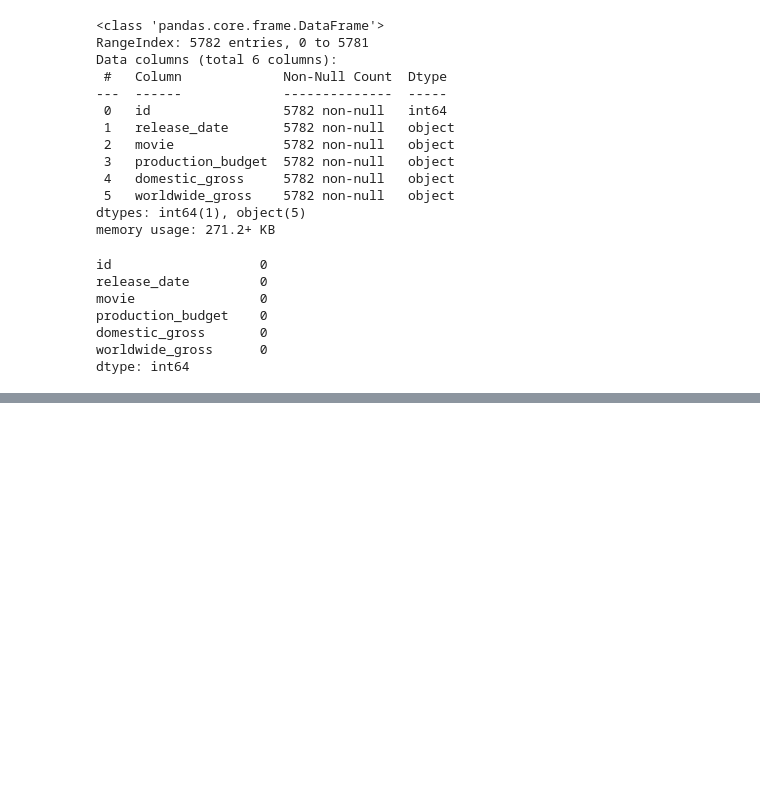
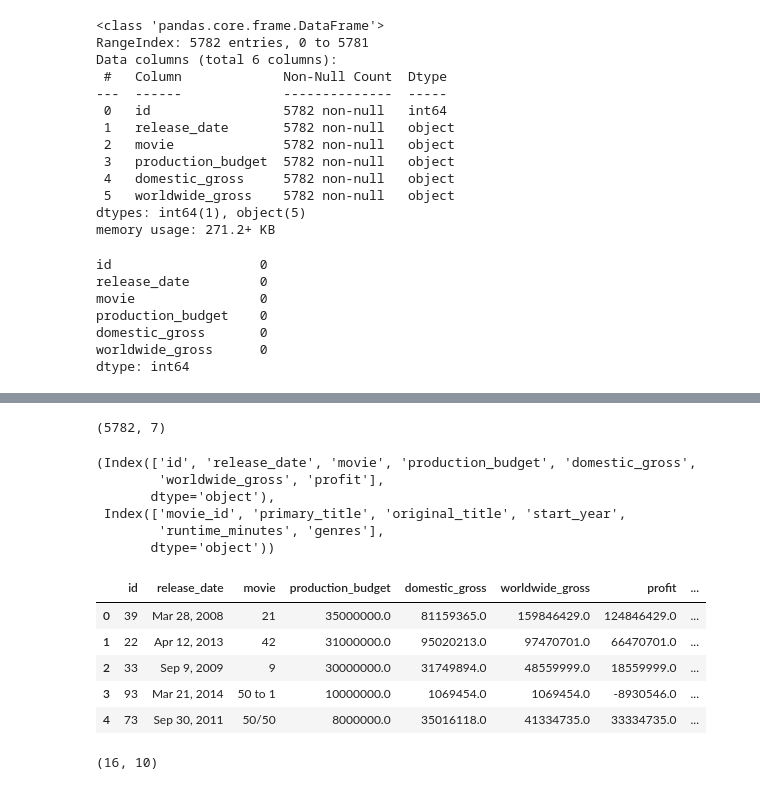
Before and after one commit to fredrickochieng-cell/Group4_Phase2_Project, a Jupyter notebook: Notebooks/michael.ipynb, the cells around one changed output, grey strips where cells are left out. Saved outputs shown, nothing was run; the diff lists cells and outputs as text; code cells hidden in the pictures; blank space fills up the shorter version.

Commit message:
merged dataset

```diff
--- a/Notebooks/michael.ipynb
+++ b/Notebooks/michael.ipynb
@@ -319,0 +388,6 @@ dtype: int64
+# %%
+
+# Merging using movie title as the key tn_movies and im.db datasets
+# load the cleaned datasets
+tn = pd.read_csv ("../Notebooks\cleaned-tn.movies_budgets.csv")
+tn.head()
@@ -319,0 +401,7 @@ dtype: int64
+# %%
+tn.shape
+# %% [output]
+(5782, 7)
+# %%
+#connecting to the im.db database
+conn = sqlite3.connect("../data/im.db/im.db")
@@ -319,0 +412,34 @@ dtype: int64
+# %%
+movie_basics =pd.read_sql_query('''SELECT primary_title, start_year, genres
+                  FROM movie_basics;
+                  ''', conn)
+# %%
+#checking  the columns of both datasets
+tn.columns, im_db.columns
+# %% [output]
+(Index(['id', 'release_date', 'movie', 'production_budget', 'domestic_gross',
+        'worldwide_gross', 'profit'],
+       dtype='object'),
+ Index(['movie_id', 'primary_title', 'original_title', 'start_year',
+        'runtime_minutes', 'genres'],
+       dtype='object'))
+# %%
+# Mergeing the dataset using movie title
+merged = pd.merge(tn,
+                  movie_basics,
+                  left_on= 'movie',#column in tn_movies
+                  right_on= 'primary_title',# column in im.db
+                  how= 'inner') #keep only matches in both datasets
+# %%
+merged.head()
+# %% [output]
+|  | id | release_date | movie | production_budget | domestic_gross | worldwide_gross | profit | ... |
+| 0 | 39 | Mar 28, 2008 | 21 | 35000000.0 | 81159365.0 | 159846429.0 | 124846429.0 | ... |
+| 1 | 22 | Apr 12, 2013 | 42 | 31000000.0 | 95020213.0 | 97470701.0 | 66470701.0 | ... |
+| 2 | 33 | Sep 9, 2009 | 9 | 30000000.0 | 31749894.0 | 48559999.0 | 18559999.0 | ... |
+| 3 | 93 | Mar 21, 2014 | 50 to 1 | 10000000.0 | 1069454.0 | 1069454.0 | -8930546.0 | ... |
+| 4 | 73 | Sep 30, 2011 | 50/50 | 8000000.0 | 35016118.0 | 41334735.0 | 33334735.0 | ... |
+# %%
+merged.shape
+# %% [output]
+(16, 10)
```
Also changed, not shown: parts of 12 cells of this notebook.
